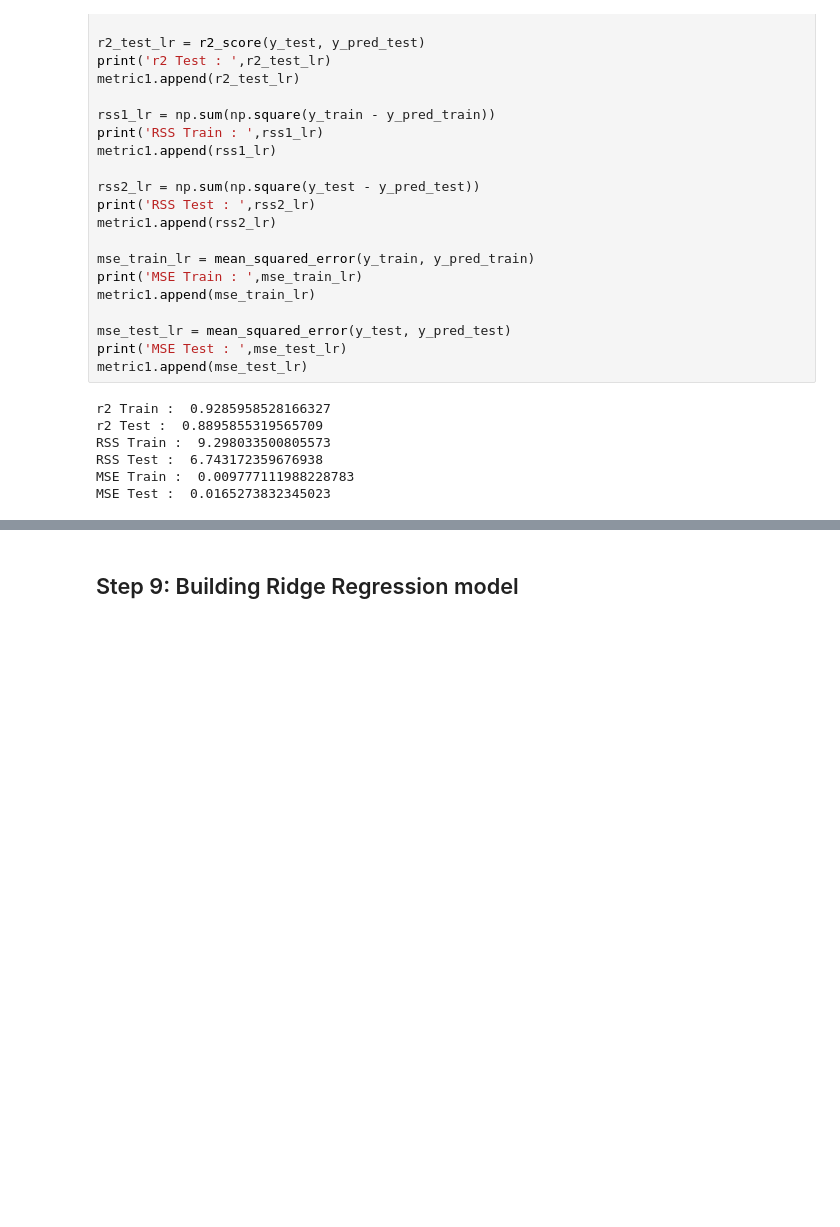
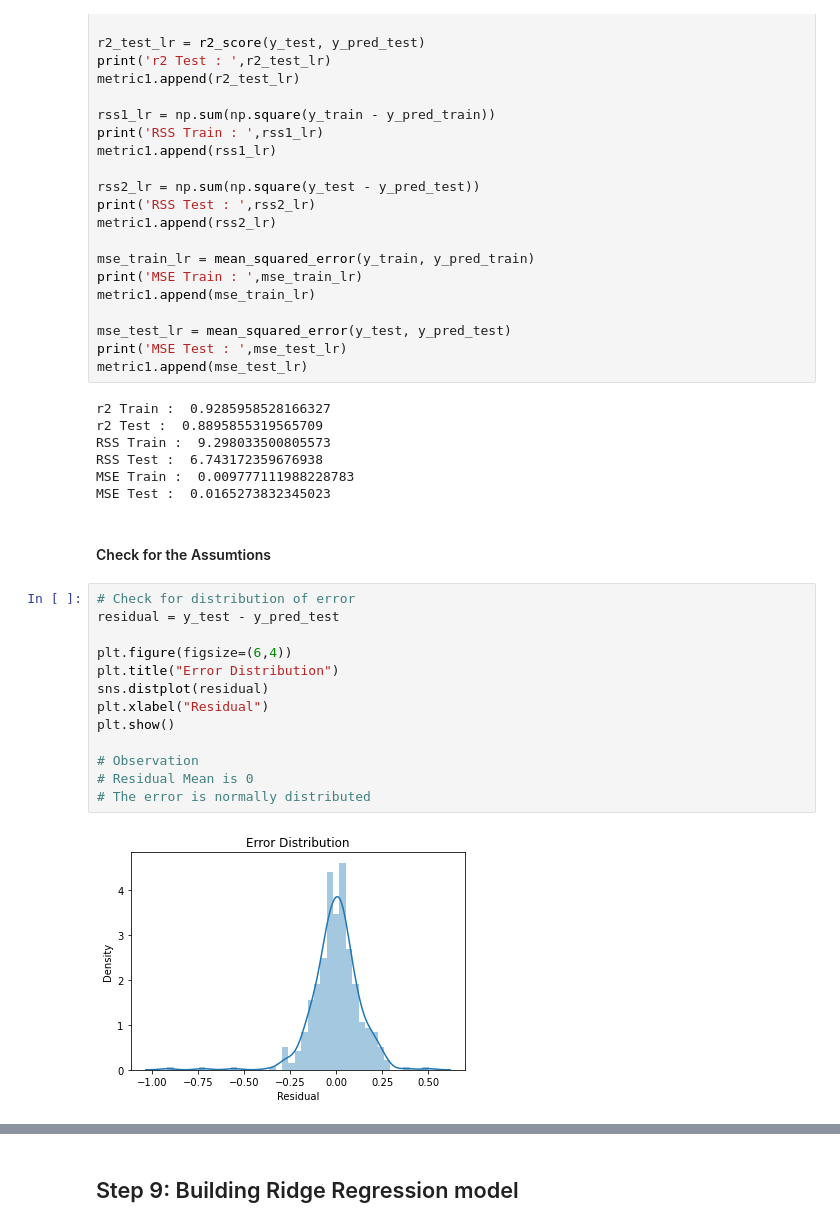
Before and after one commit to ankitlohiya4/HousePricePredictionCaseStudy, a Jupyter notebook: HousePricePrediction.ipynb, the cells around one changed output, grey strips where cells are left out. Cells and saved outputs as stored; diff of their text form; blank space fills up the shorter version.

Commit message:
Add Checking of Assumptions

```diff
--- a/HousePricePrediction.ipynb
+++ b/HousePricePrediction.ipynb
@@ -1042,3 +1032,20 @@ RSS Train :  9.298033500805573
 RSS Test :  6.743172359676938
 MSE Train :  0.009777111988228783
 MSE Test :  0.0165273832345023
+# %% [markdown]
+#### Check for the Assumtions <a class="anchor" id="linear-assumtions">
+# %%
+# Check for distribution of error
+residual = y_test - y_pred_test
+
+plt.figure(figsize=(6,4))
+plt.title("Error Distribution")
+sns.distplot(residual)
+plt.xlabel("Residual")
+plt.show()
+
+# Observation
+# Residual Mean is 0
+# The error is normally distributed
+# %% [output]
+[figure, added]
```
Also changed, not shown: parts of 13 cells of this notebook, 1 other file.
